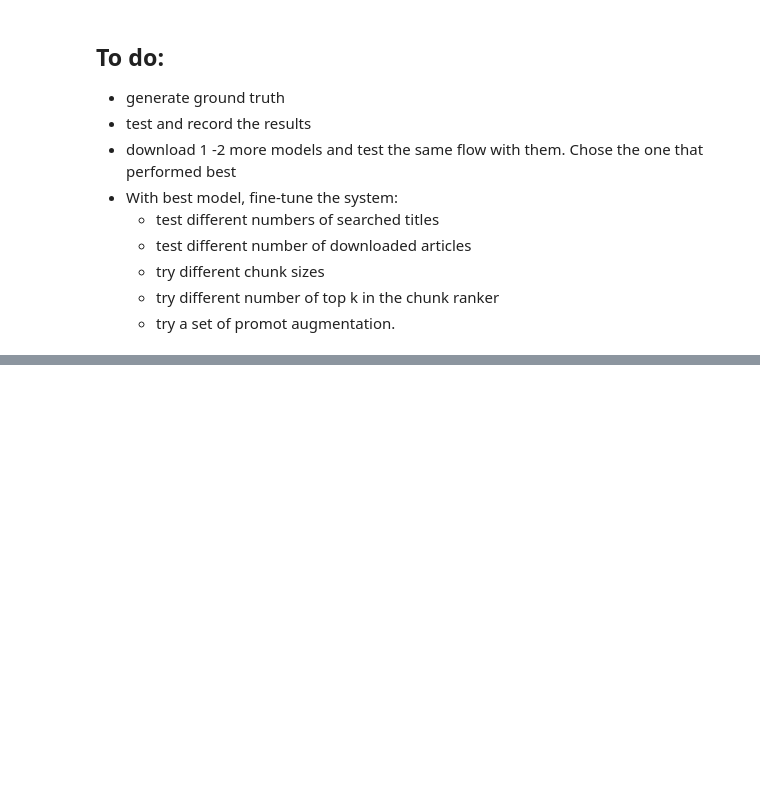
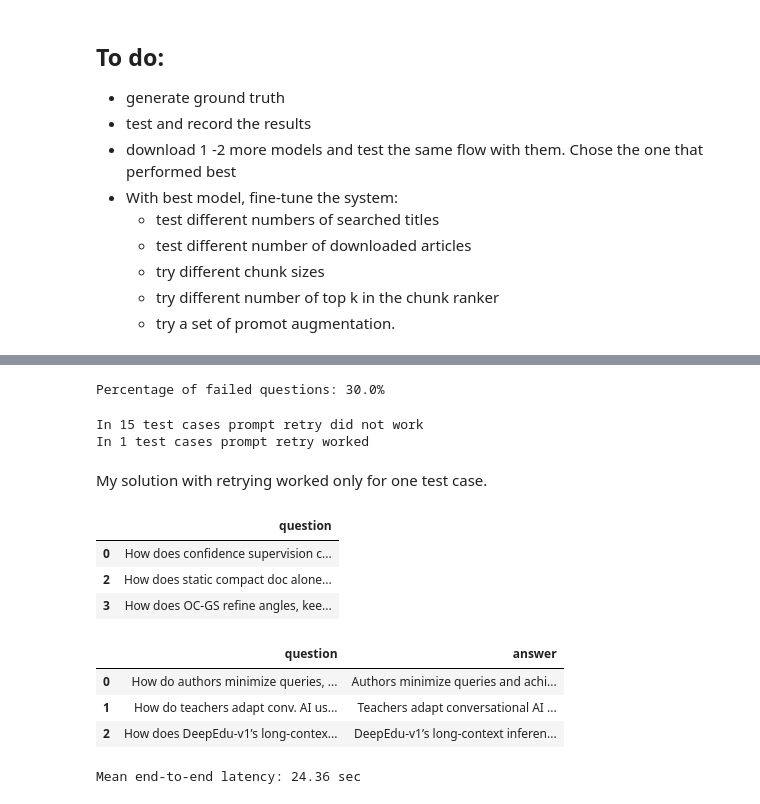
Before and after one commit to vilyapilya/scientific_article_RAG, a Jupyter notebook: web_search_flow.ipynb, the cells around one changed output, grey strips where cells are left out. Drawn from its saved outputs; the diff is of its cells as text; code cells hidden in the pictures; blank space fills up the shorter version.

```diff
--- a/web_search_flow.ipynb
+++ b/web_search_flow.ipynb
@@ -223,0 +136,54 @@ KeyError: 'top_k_titles'
+# %%
+failed = results[
+    results["answer"].apply(lambda x: x["status"] == "failed")
+]
+print(f"Percentage of failed questions: {len(failed) / len(results) * 100}%")
+# %% [output]
+Percentage of failed questions: 30.0%
+# %%
+logs = pd.read_csv("rag_logs.csv")
+
+retry_then_warning = (
+    logs["message"].str.contains("Retry", case=False, na=False)
+    & logs["level"].shift(-1).eq("WARNING")
+)
+retry_then_success = (
+    logs["message"].str.contains("Retry", case=False, na=False)
+    & ~logs["level"].shift(-1).eq("WARNING")
+)
+
+print(f"In {retry_then_warning.sum()} test cases prompt retry did not work")
+print(f"In {retry_then_success.sum()} test cases prompt retry worked")
+# %% [output]
+In 15 test cases prompt retry did not work
+In 1 test cases prompt retry worked
+# %% [markdown]
+My solution with retrying worked only for one test case.
+# %%
+pd.set_option("display.max_colwidth", None)
+golden_df[golden_df["golden_id"].isin(failed["golden_id"])][["question"]].head(3)
+# %% [output]
+|  | question |
+| 0 | How does confidence supervision c... |
+| 2 | How does static compact doc alone... |
+| 3 | How does OC‑GS refine angles, kee... |
+# %%
+pd.set_option("display.max_colwidth", None)
+answers = results[results["answer"].apply(lambda x: x["answer"] is not None)][["golden_id", "answer"]].copy()
+
+answers["answer"] = answers["answer"].apply(lambda x: x["answer"])
+
+combined = (golden_df[~golden_df["golden_id"]
+            .isin(failed["golden_id"])][["golden_id", "question"]]
+            .merge(answers,on="golden_id"))
+
+combined[["question", "answer"]].head(3)
+# %% [output]
+|  | question | answer |
+| 0 | How do authors minimize queries, ... | Authors minimize queries and achi... |
+| 1 | How do teachers adapt conv. AI us... | Teachers adapt conversational AI ... |
+| 2 | How does DeepEdu‑v1’s long‑contex... | DeepEdu-v1’s long-context inferen... |
+# %%
+print(f"Mean end-to-end latency: {results["latency"].mean():.2f} sec")
+# %% [output]
+Mean end-to-end latency: 24.36 sec
```
Also changed, not shown: parts of 8 cells of this notebook, 5 other files.
